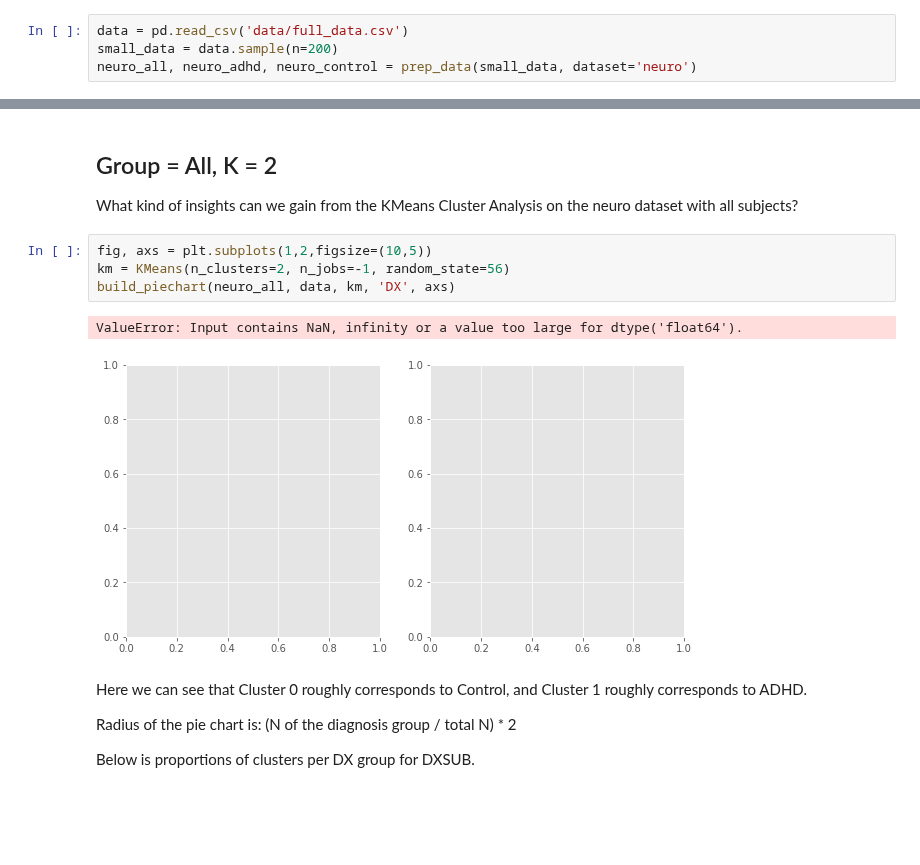
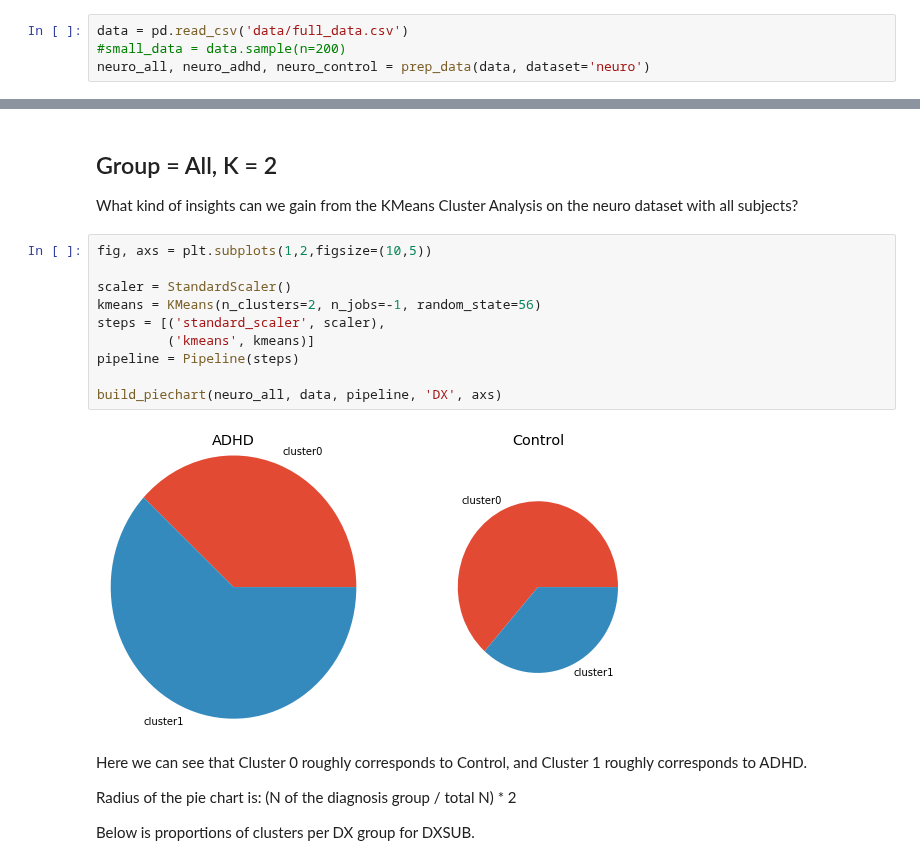
Before and after one commit to cjsmith015/Machine_Learning_and_ADHD, a Jupyter notebook: Unsupervised Learning.ipynb, the cells around one changed output, grey strips where cells are left out. Cells and saved outputs as stored; diff of their text form; blank space fills up the shorter version.

```diff
--- a/Unsupervised Learning.ipynb
+++ b/Unsupervised Learning.ipynb
@@ -102,7 +102,7 @@ Subjects with _all_ null neuropsych values are dropped.
 # %%
 data = pd.read_csv('data/full_data.csv')
-small_data = data.sample(n=200)
-neuro_all, neuro_adhd, neuro_control = prep_data(small_data, dataset='neuro')
+#small_data = data.sample(n=200)
+neuro_all, neuro_adhd, neuro_control = prep_data(data, dataset='neuro')
 # %%
 print_ns(neuro_all, neuro_adhd, neuro_control)
 # %% [output]
@@ -136,11 +136,16 @@ Again, 2 seems to be the best number of clusters for all groups.
 What kind of insights can we gain from the KMeans Cluster Analysis on the neuro dataset with all subjects?
 # %%
 fig, axs = plt.subplots(1,2,figsize=(10,5))
-km = KMeans(n_clusters=2, n_jobs=-1, random_state=56)
-build_piechart(neuro_all, data, km, 'DX', axs)
+
+scaler = StandardScaler()
+kmeans = KMeans(n_clusters=2, n_jobs=-1, random_state=56)
+steps = [('standard_scaler', scaler),
+         ('kmeans', kmeans)]
+pipeline = Pipeline(steps)
+
+build_piechart(neuro_all, data, pipeline, 'DX', axs)
 # %% [output]
-ValueError: Input contains NaN, infinity or a value too large for dtype('float64').
-[figure, old version]
+[figure, new version]
 # %% [markdown]
 Here we can see that Cluster 0 roughly corresponds to Control, and Cluster 1 roughly corresponds to ADHD.
 
```
Also changed, not shown: parts of 8 cells of this notebook, 2 other files.
